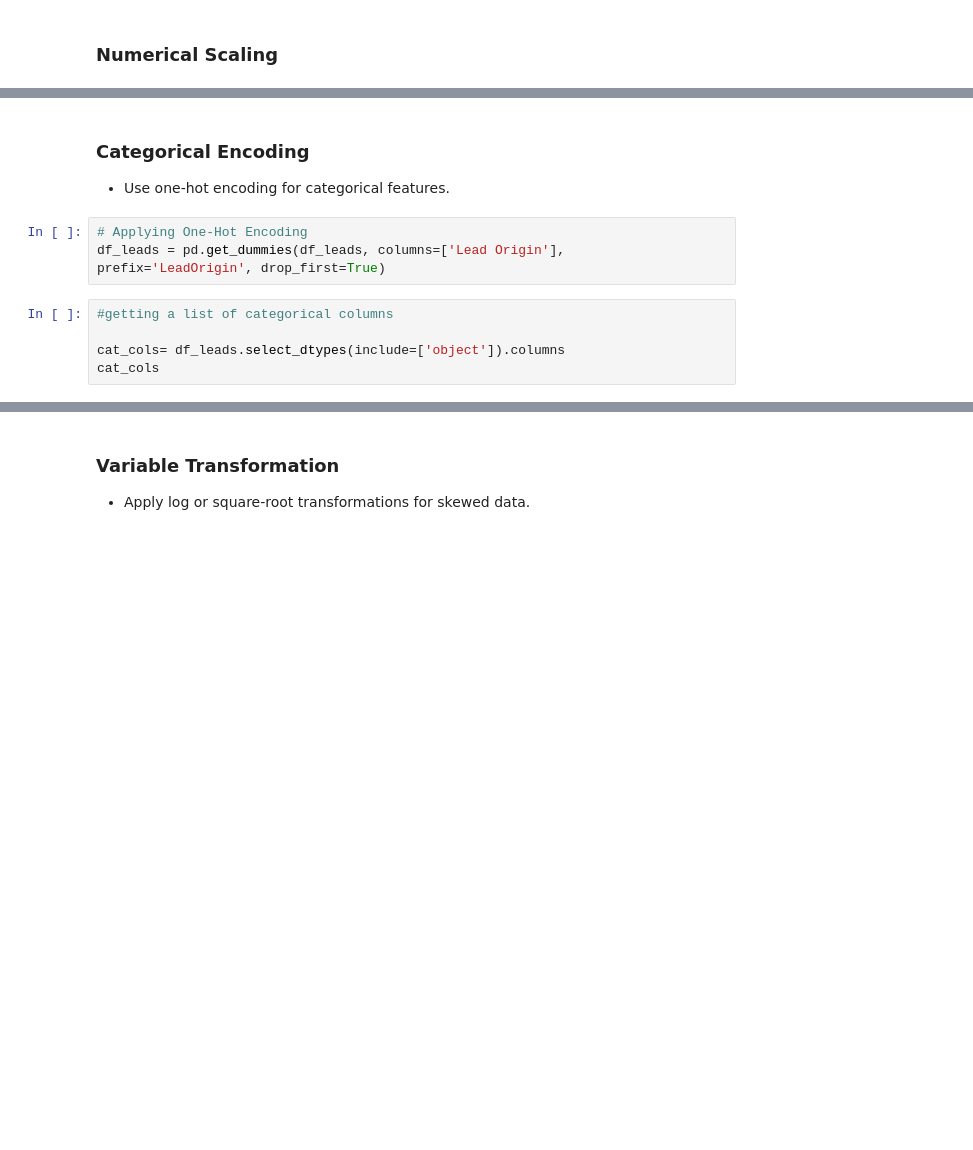
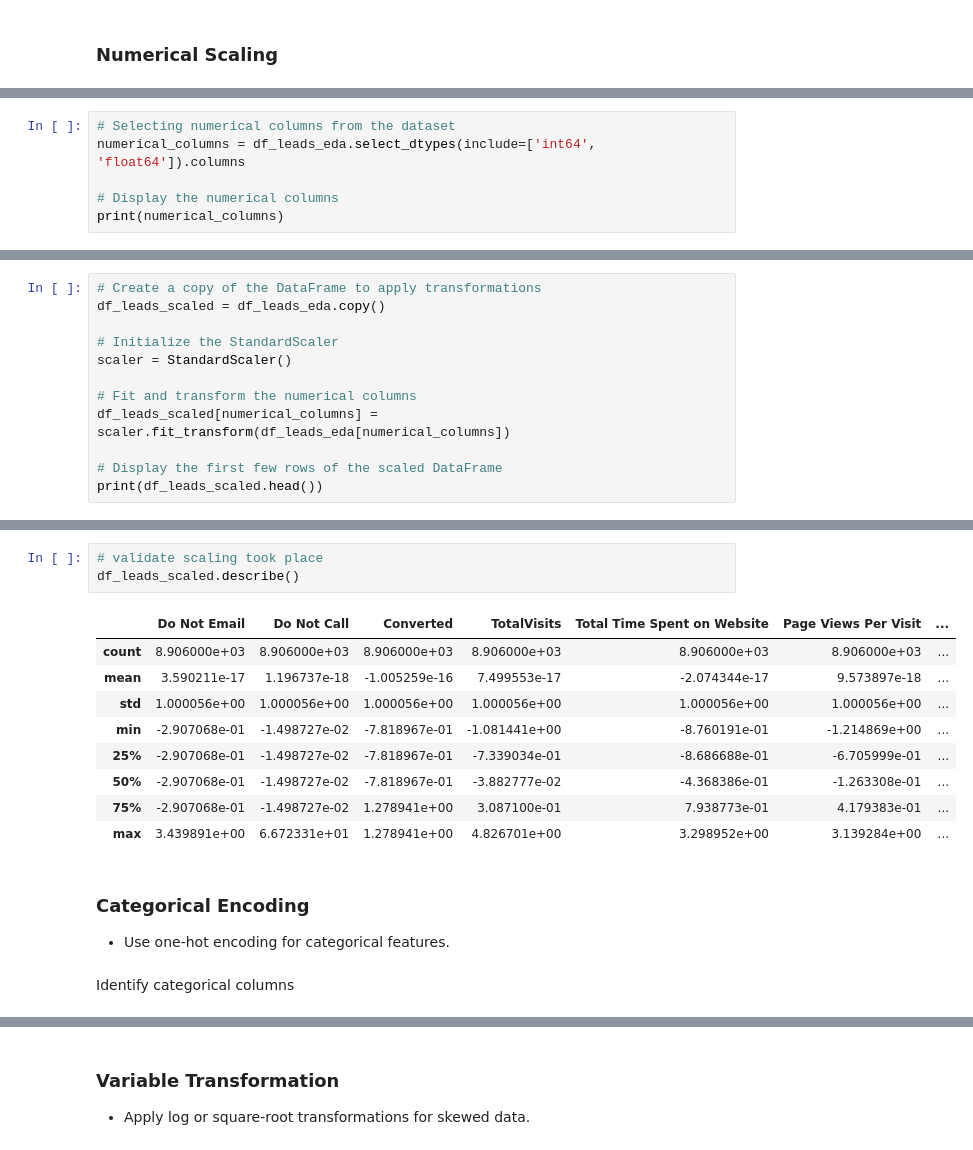
Before and after one commit to yuledez/Project_4_lead_scoring, a Jupyter notebook: lead_scoring_project4_YL.ipynb, the cells around one changed output, grey strips where cells are left out. Drawn from its saved outputs; the diff is of its cells as text; blank space fills up the shorter version.

Commit message:
1st pass Scaling and One-Hot Encoding

```diff
--- a/lead_scoring_project4_YL.ipynb
+++ b/lead_scoring_project4_YL.ipynb
@@ -2004,0 +1989,6 @@ df_leads_eda.describe()
+# %%
+# Selecting numerical columns from the dataset
+numerical_columns = df_leads_eda.select_dtypes(include=['int64', 'float64']).columns
+
+# Display the numerical columns
+print(numerical_columns)
@@ -2004,0 +2002,12 @@ df_leads_eda.describe()
+# %%
+# Create a copy of the DataFrame to apply transformations
+df_leads_scaled = df_leads_eda.copy()
+
+# Initialize the StandardScaler
+scaler = StandardScaler()
+
+# Fit and transform the numerical columns
+df_leads_scaled[numerical_columns] = scaler.fit_transform(df_leads_eda[numerical_columns])
+
+# Display the first few rows of the scaled DataFrame
+print(df_leads_scaled.head())
@@ -2005,11 +2032,18 @@ df_leads_eda.describe()
+# %%
+# validate scaling took place
+df_leads_scaled.describe()
+# %% [output]
+|  | Do Not Email | Do Not Call | Converted | TotalVisits | Total Time Spent on Website | Page Views Per Visit | ... |
+| count | 8.906000e+03 | 8.906000e+03 | 8.906000e+03 | 8.906000e+03 | 8.906000e+03 | 8.906000e+03 | ... |
+| mean | 3.590211e-17 | 1.196737e-18 | -1.005259e-16 | 7.499553e-17 | -2.074344e-17 | 9.573897e-18 | ... |
+| std | 1.000056e+00 | 1.000056e+00 | 1.000056e+00 | 1.000056e+00 | 1.000056e+00 | 1.000056e+00 | ... |
+| min | -2.907068e-01 | -1.498727e-02 | -7.818967e-01 | -1.081441e+00 | -8.760191e-01 | -1.214869e+00 | ... |
+| 25% | -2.907068e-01 | -1.498727e-02 | -7.818967e-01 | -7.339034e-01 | -8.686688e-01 | -6.705999e-01 | ... |
+| 50% | -2.907068e-01 | -1.498727e-02 | -7.818967e-01 | -3.882777e-02 | -4.368386e-01 | -1.263308e-01 | ... |
+| 75% | -2.907068e-01 | -1.498727e-02 | 1.278941e+00 | 3.087100e-01 | 7.938773e-01 | 4.179383e-01 | ... |
+| max | 3.439891e+00 | 6.672331e+01 | 1.278941e+00 | 4.826701e+00 | 3.298952e+00 | 3.139284e+00 | ... |
 # %% [markdown]
 ### Categorical Encoding
 - Use one-hot encoding for categorical features.
-# %%
-# Applying One-Hot Encoding
-df_leads = pd.get_dummies(df_leads, columns=['Lead Origin'], prefix='LeadOrigin', drop_first=True)
-# %%
-#getting a list of categorical columns
-
-cat_cols= df_leads.select_dtypes(include=['object']).columns
-cat_cols
+# %% [markdown]
+Identify categorical columns
```
Also changed, not shown: parts of 16 cells of this notebook.
